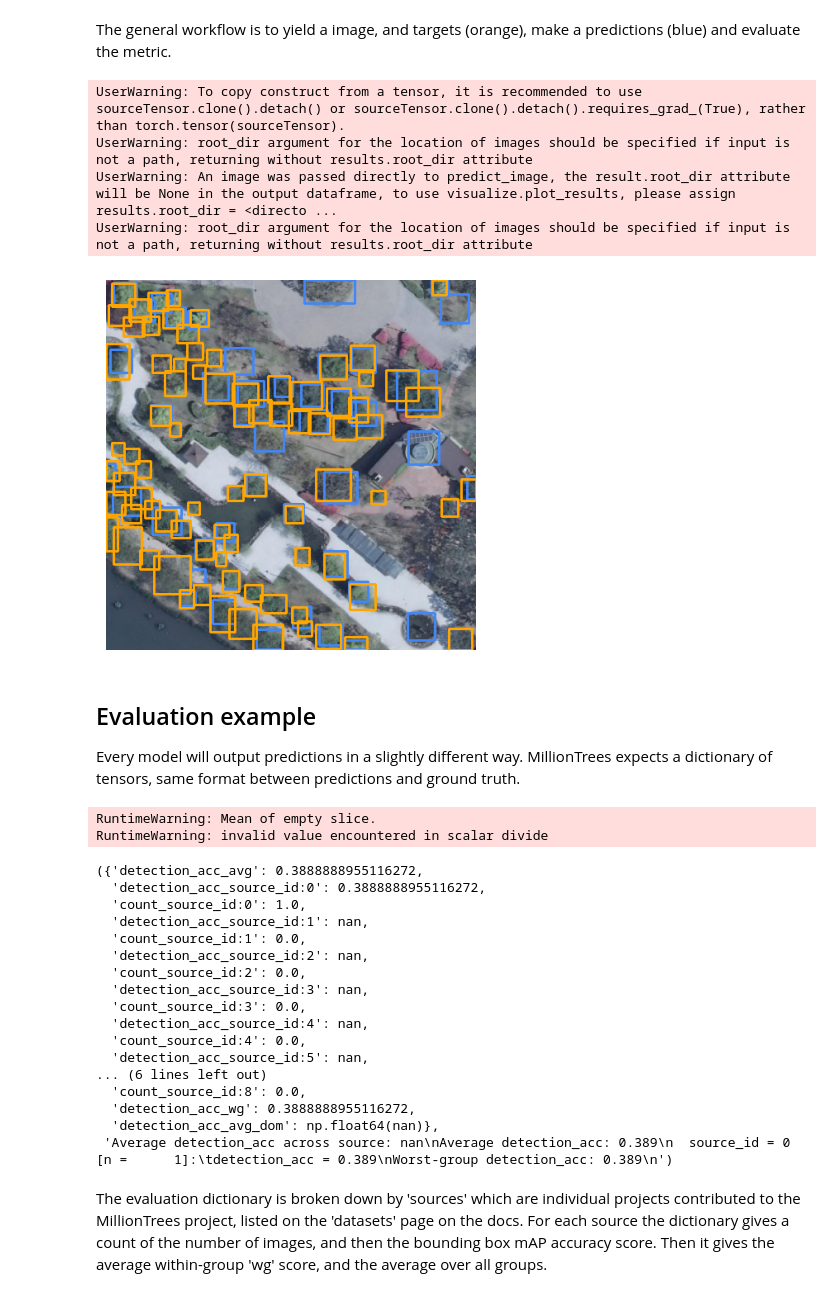
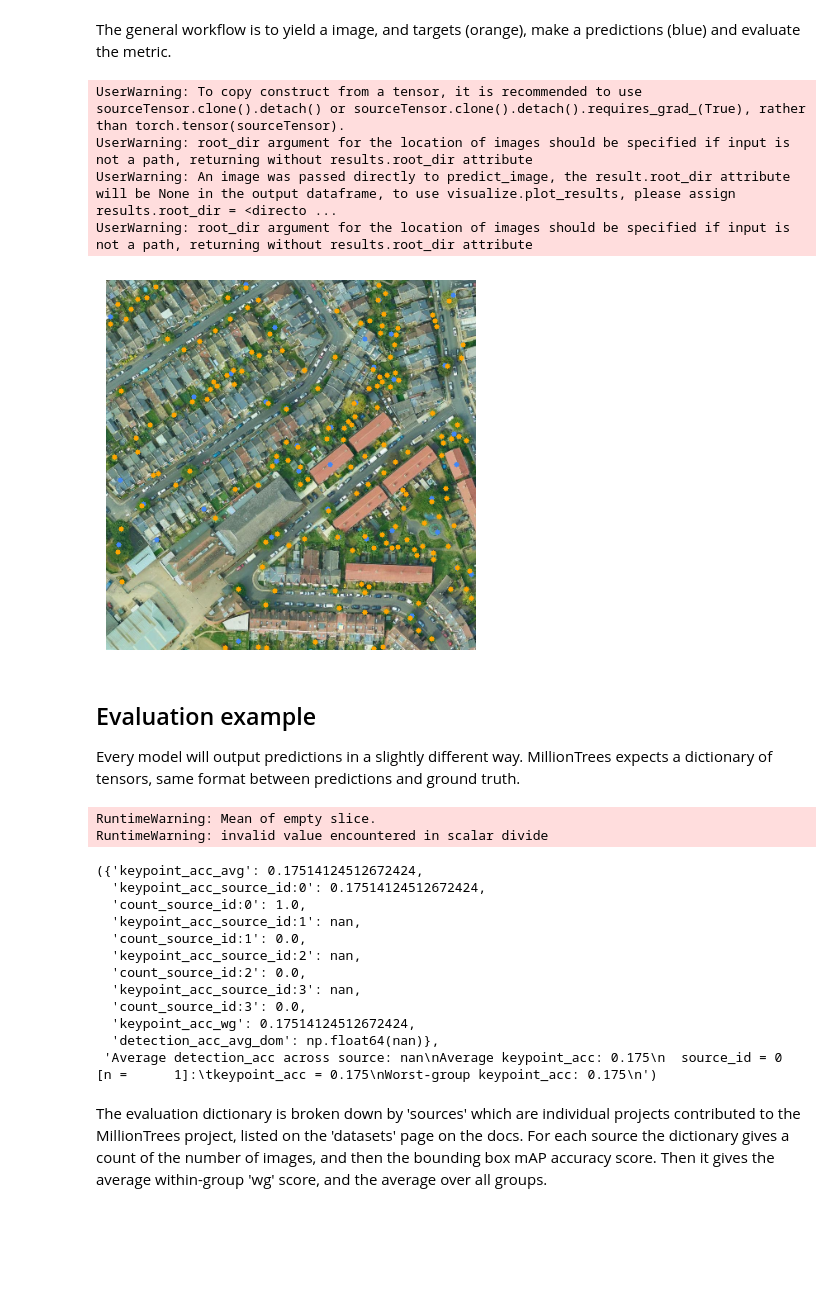
Before and after one commit to weecology/MillionTrees, a Jupyter notebook: docs/examples/baseline_points.ipynb, the cells around one changed output. Drawn from its saved outputs; the diff is of its cells as text; code cells hidden in the pictures; blank space fills up the shorter version.

Commit message:
using inverse distance as matching method for points

```diff
--- a/docs/examples/baseline_points.ipynb
+++ b/docs/examples/baseline_points.ipynb
@@ -63,59 +61,58 @@ plot_results(boxes)
 from milliontrees import get_dataset
 from milliontrees.common.data_loaders import get_eval_loader
 
-box_dataset = get_dataset("TreeBoxes", root_dir="/orange/ewhite/DeepForest/MillionTrees/")
-box_test_data = box_dataset.get_subset("test")
+point_dataset = get_dataset("TreePoints", root_dir="/orange/ewhite/DeepForest/MillionTrees/")
+point_test_data = point_dataset.get_subset("test")
 # %% [markdown]
 The general workflow is to yield a image, and targets (orange), make a predictions (blue) and evaluate the metric.
 # %%
-metadata, image, targets = box_test_data[0]
-image_path = box_dataset._filename_id_to_code[int(metadata[0])]
-image_path = os.path.join(box_dataset._data_dir._str, "images",image_path)
+metadata, image, targets = point_test_data[0]
+image_path = point_dataset._filename_id_to_code[int(metadata[0])]
+image_path = os.path.join(point_dataset._data_dir._str, "images",image_path)
 
 # Load the image, in this case DeepForest expects a numpy array, channels first, 0-255.
 channels_first = image.permute(1, 2, 0).numpy() * 255
 boxes = m.predict_image(channels_first)
-ground_truth = read_file(pd.DataFrame(targets["y"].numpy(),columns=["xmin","ymin","xmax","ymax"]))
+points = boxes
+points["geometry"] = boxes.centroid
+points[["x","y"]] = points["geometry"].apply(lambda x: pd.Series([x.x, x.y]))
+ground_truth = read_file(pd.DataFrame(targets["y"].numpy(),columns=["x","y"]))
 ground_truth["label"] = "Tree"
-plot_results(boxes, ground_truth, image=channels_first.astype("int32"))
+ground_truth["score"] = 1
+plot_results(points, ground_truth, image=channels_first.astype("int32"))
 # %% [output]
 UserWarning: To copy construct from a tensor, it is recommended to use sourceTensor.clone().detach() or sourceTensor.clone().detach().requires_grad_(True), rather than torch.tensor(sourceTensor).
 UserWarning: root_dir argument for the location of images should be specified if input is not a path, returning without results.root_dir attribute
 UserWarning: An image was passed directly to predict_image, the result.root_dir attribute will be None in the output dataframe, to use visualize.plot_results, please assign results.root_dir = <directo ...
 UserWarning: root_dir argument for the location of images should be specified if input is not a path, returning without results.root_dir attribute
-[figure, old version]
+[figure, new version]
 # %% [markdown]
 ## Evaluation example
 
 Every model will output predictions in a slightly different way. MillionTrees expects a dictionary of tensors, same format between predictions and ground truth.
 # %%
 y_pred = {}
-y_pred["y"] = torch.tensor(boxes[["xmin", "ymin", "xmax","ymax"]].values.astype("float32"))
+y_pred["y"] = torch.tensor(points[["x", "y"]].values.astype("float32"))
 y_pred["labels"] = torch.tensor(boxes.label.apply(
         lambda x: m.label_dict[x]).values.astype(np.int64))
 y_pred["scores"] = torch.tensor(boxes.score.values.astype("float32"))
 
 # The eval method takes in batches, so wrap this one example in a list
-box_test_data.eval([y_pred], [targets], metadata=torch.unsqueeze(metadata, dim=0))
+point_test_data.eval([y_pred], [targets], metadata=torch.unsqueeze(metadata, dim=0))
 # %% [output]
 RuntimeWarning: Mean of empty slice.
 RuntimeWarning: invalid value encountered in scalar divide
-({'detection_acc_avg': 0.3888888955116272,
-  'detection_acc_source_id:0': 0.3888888955116272,
+({'keypoint_acc_avg': 0.17514124512672424,
+  'keypoint_acc_source_id:0': 0.17514124512672424,
   'count_source_id:0': 1.0,
-  'detection_acc_source_id:1': nan,
+  'keypoint_acc_source_id:1': nan,
   'count_source_id:1': 0.0,
-  'detection_acc_source_id:2': nan,
+  'keypoint_acc_source_id:2': nan,
   'count_source_id:2': 0.0,
-  'detection_acc_source_id:3': nan,
+  'keypoint_acc_source_id:3': nan,
   'count_source_id:3': 0.0,
-  'detection_acc_source_id:4': nan,
-  'count_source_id:4': 0.0,
-  'detection_acc_source_id:5': nan,
-... (6 lines left out)
-  'count_source_id:8': 0.0,
-  'detection_acc_wg': 0.3888888955116272,
+  'keypoint_acc_wg': 0.17514124512672424,
   'detection_acc_avg_dom': np.float64(nan)},
- 'Average detection_acc across source: nan\nAverage detection_acc: 0.389\n  source_id = 0  [n =      1]:\tdetection_acc = 0.389\nWorst-group detection_acc: 0.389\n')
+ 'Average detection_acc across source: nan\nAverage keypoint_acc: 0.175\n  source_id = 0  [n =      1]:\tkeypoint_acc = 0.175\nWorst-group keypoint_acc: 0.175\n')
 # %% [markdown]
 The evaluation dictionary is broken down by 'sources' which are individual projects contributed to the MillionTrees project, listed on the 'datasets' page on the docs. For each source the dictionary gives a count of the number of images, and then the bounding box mAP accuracy score. Then it gives the average within-group 'wg' score, and the average over all groups.
```
Also changed, not shown: parts of 6 cells of this notebook, 3 other files.
